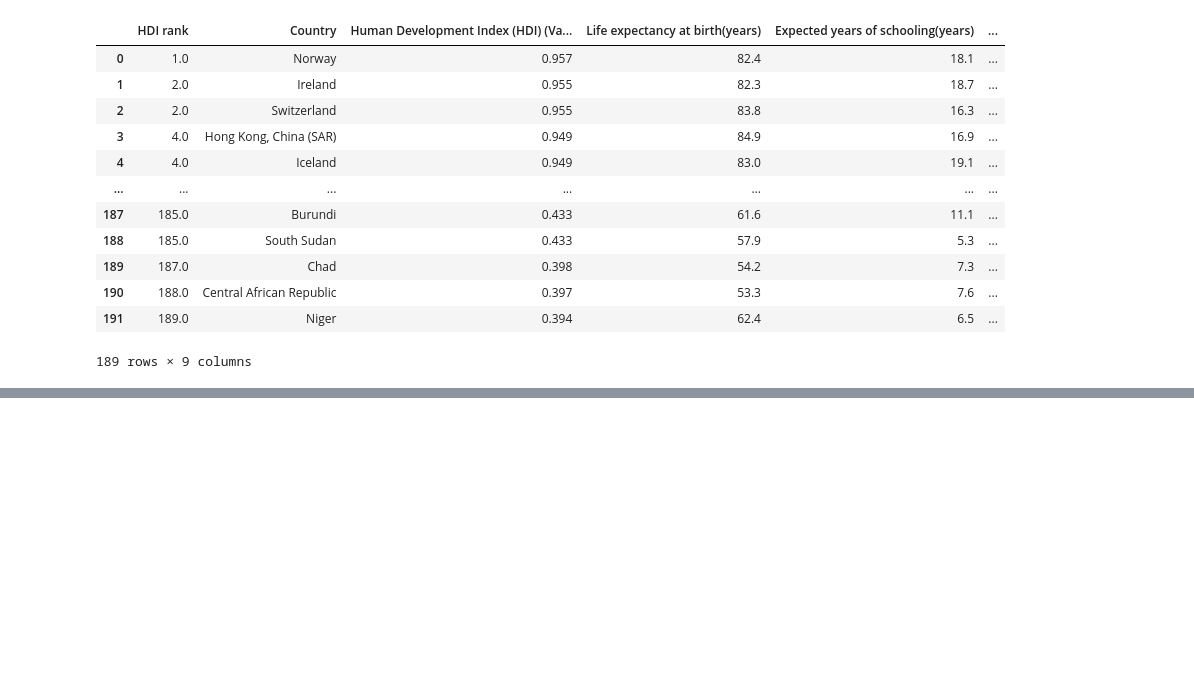
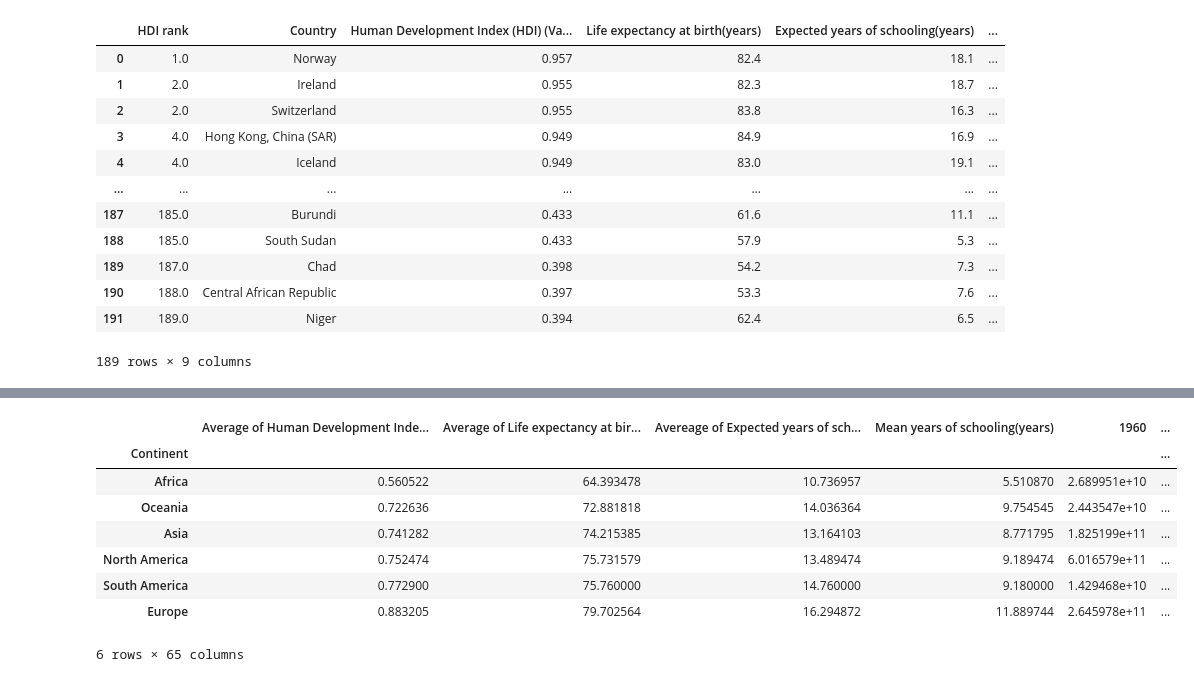
Before and after one commit to CronusCipher/PIB-GPD-Global-By-Countries, a Jupyter notebook: PIB-GPD-Global-By-Countries.ipynb, the cells around one changed output, grey strips where cells are left out. Drawn from its saved outputs; the diff is of its cells as text; code cells hidden in the pictures; blank space fills up the shorter version.

```diff
--- a/PIB-GPD-Global-By-Countries.ipynb
+++ b/PIB-GPD-Global-By-Countries.ipynb
@@ -529,0 +518,13 @@ total_con
+# %%
+continent_HDI=total_con.sort_values(['Average of Human Development Index (HDI)'])
+continent_HDI
+# %% [output]
+|  | Average of Human Development Inde... | Average of Life expectancy at bir... | Avereage of Expected years of sch... | Mean years of schooling(years) | 1960 | ... |
+| Continent |  |  |  |  |  | ... |
+| Africa | 0.560522 | 64.393478 | 10.736957 | 5.510870 | 2.689951e+10 | ... |
+| Oceania | 0.722636 | 72.881818 | 14.036364 | 9.754545 | 2.443547e+10 | ... |
+| Asia | 0.741282 | 74.215385 | 13.164103 | 8.771795 | 1.825199e+11 | ... |
+| North America | 0.752474 | 75.731579 | 13.489474 | 9.189474 | 6.016579e+11 | ... |
+| South America | 0.772900 | 75.760000 | 14.760000 | 9.180000 | 1.429468e+10 | ... |
+| Europe | 0.883205 | 79.702564 | 16.294872 | 11.889744 | 2.645978e+11 | ... |
+6 rows × 65 columns
```
Also changed, not shown: parts of 48 cells of this notebook.
